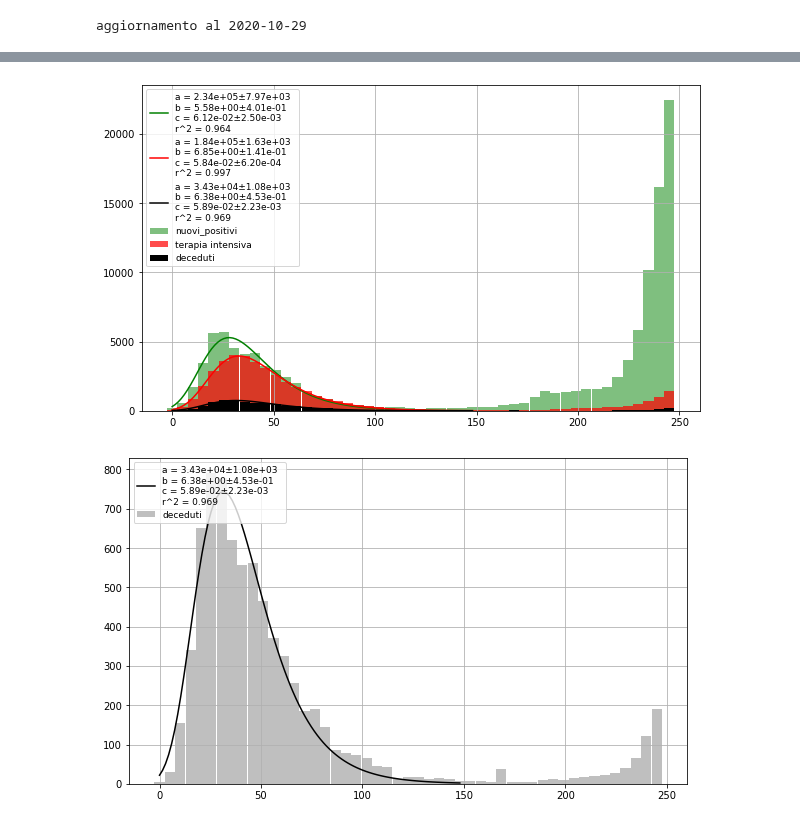
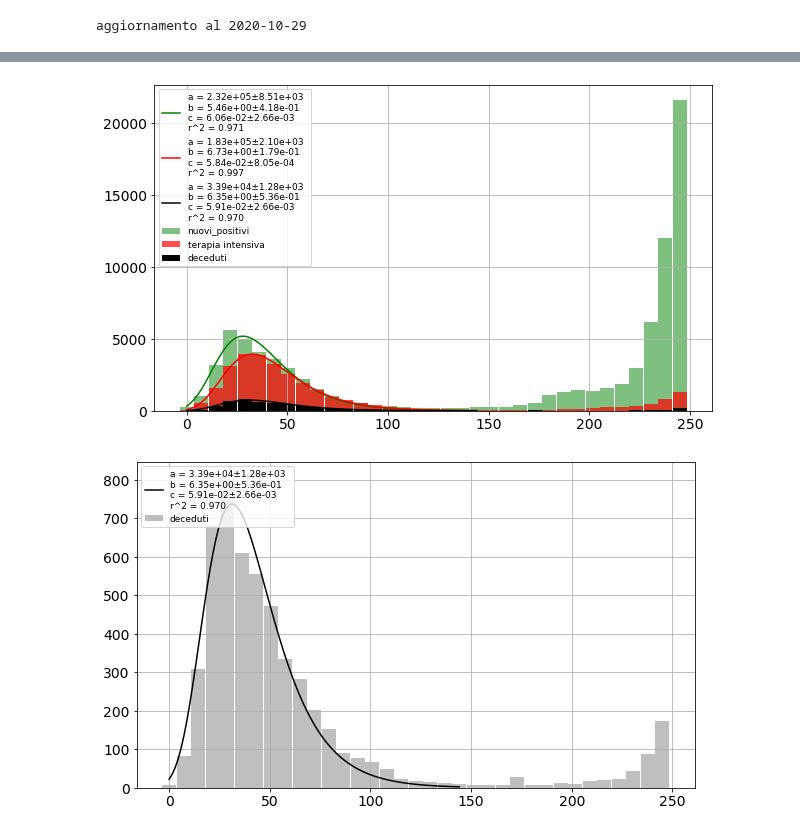
Before and after one commit to gmazzitelli/studenti, a Jupyter notebook: R_th.ipynb, the cells around one changed output, grey strips where cells are left out. Saved outputs shown, nothing was run; the diff lists cells and outputs as text; code cells hidden in the pictures.

```diff
--- a/R_th.ipynb
+++ b/R_th.ipynb
@@ -169,48 +245,41 @@ def ManSdtSubArr(arr, rescaled_avarege):
 # %%
-def fittalo(func, x, y, ax, p0, fmt='k'):
-  from scipy.optimize import curve_fit
-  from sklearn.metrics import r2_score
-  popt, pcov = curve_fit(func,x, y, p0=p0)
-  perr = np.sqrt(np.diag(pcov))
-  r2=r2_score(y, func(x, *popt))
-  xf = np.linspace(x.min(), x.max(), 100)
-  ax.plot(xf, func(xf, *popt), fmt, label='a = {0:.2e}±{1:.2e}\nb = {2:.2e}±{3:.2e} \
-  \nc = {4:.2e}±{5:.2e}\nr^2 = {6:.3f}'.format(popt[0], perr[0], popt[1], perr[1], popt[2], perr[2], r2))
-  return ax
+
 fig, ax = plt.subplots(figsize=(10,6))
-average_day = 5
+average_day = 7
 x = np.linspace(0, len(df['data']), len(df['data']))
 y = df['totale_positivi']
 y, err = ManSdtSubArr(y, average_day)
 
 x = np.linspace(0, len(y)*average_day, len(y))
 # ax.bar(x,y, color='blue', alpha=0.5, label='totale_positivi', width=average_day)
 # fittalo(dGompertz, x[x<150], y[x<150], ax, [2e5,8., 0.1], 'b')
 
 y = df['nuovi_positivi']
 y, err = ManSdtSubArr(y, average_day)
 ax.bar(x,y, color='green', alpha=0.5, label='nuovi_positivi', width=average_day)
 fittalo(dGompertz, x[x<150], y[x<150], ax, [4e6,7., 0.1], 'g')
 y = df['terapia_intensiva']
 y, err =  ManSdtSubArr(y, average_day)
 ax.bar(x,y, color='red', alpha=0.7, label='terapia intensiva', width=average_day)
 fittalo(dGompertz, x[x<150], y[x<150], ax, [1e5,9., 0.1], 'r')
 
 y = np.gradient(df['deceduti'])
 y, err =  ManSdtSubArr(y, average_day)
 ax.bar(x,y, color='black', alpha=1, label='deceduti', width=average_day)
 fittalo(dGompertz, x[x<150], y[x<150], ax, [3e4,8., 0.1], 'k')
 
 #fittalo(Gauss3, x[x>200], y[x>200], ax, [10000,1000., 100.], 'k')
 ax.legend(loc=2, prop={'size': 9})
 ax.grid()
 plt.show()
 # %% [output]
-[figure, old version]
+[figure, new version]
 # %%
 fig, ax = plt.subplots(figsize=(10,6))
 y = np.gradient(df['deceduti'])
 y, err =  ManSdtSubArr(y, average_day)
+x = np.linspace(0, len(y)*average_day, len(y))
+
 ax.bar(x,y, color='gray', alpha=0.5, label='deceduti', width=average_day)
 fittalo(dGompertz, x[x<150], y[x<150], ax, [3e4,8., 0.1], 'k')
 
@@ -219,4 +288,4 @@ ax.legend(loc=2, prop={'size': 9})
 ax.grid()
 plt.show()
 # %% [output]
-[figure, old version]
+[figure, new version]
```
Also changed, not shown: parts of 6 cells of this notebook.
